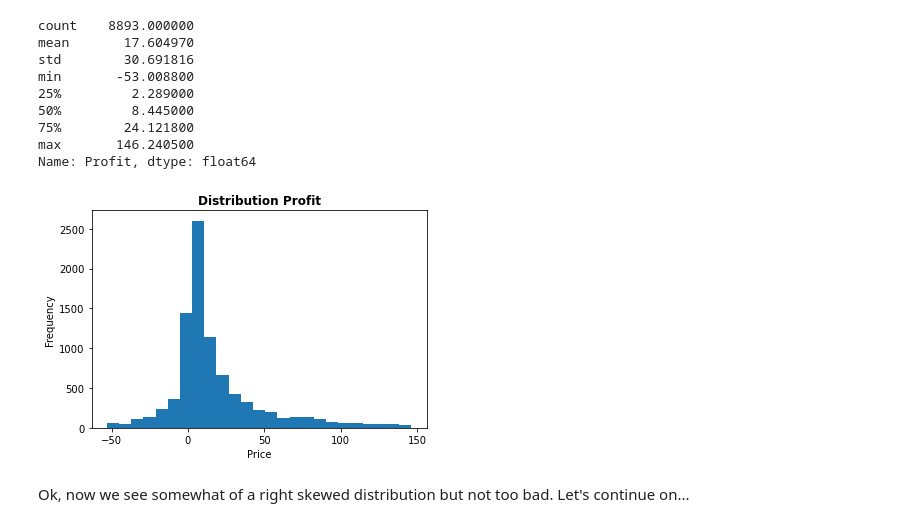
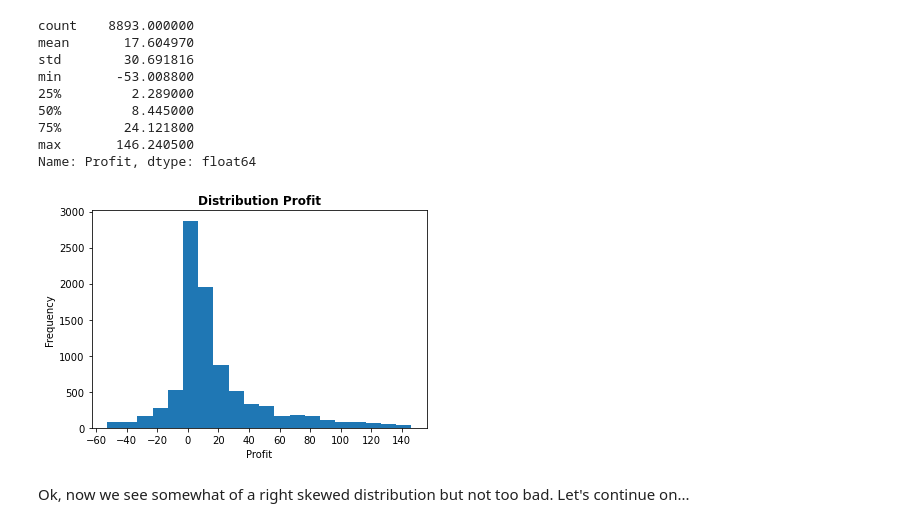
Before and after one commit to Sandeep-Bansal1/IntroToDataAnalysis, a Jupyter notebook: Assignments/Assignment 1/Code.ipynb, the cells around one changed output. Saved outputs shown, nothing was run; the diff lists cells and outputs as text; code cells hidden in the pictures.

```diff
--- a/Assignments/Assignment 1/Code.ipynb
+++ b/Assignments/Assignment 1/Code.ipynb
@@ -107,15 +107,15 @@ max       146.240500
 Name: Profit, dtype: float64
 # %%
 df_profit= df['Profit']
-df_profit.hist(bins=25,grid=False)
+df_profit.hist(bins=20,grid=False)
 plt.title('Distribution Profit',fontweight='bold')
-plt.xlabel('Price',fontsize=10)
+plt.xlabel('Profit',fontsize=10)
 plt.ylabel('Frequency',fontsize=10)
-plt.locator_params(axis='x', nbins=6)
+plt.locator_params(axis='x', nbins=20)
 # plt.show()
 plt.savefig('profit_histogram.png')
 # %% [output]
-[figure, old version]
+[figure, new version]
 # %% [markdown]
 Ok, now we see somewhat of a right skewed distribution but not too bad. Let's continue on...
 # %% [markdown]
```
Also changed, not shown: parts of 3 cells of this notebook, 5 other files.
